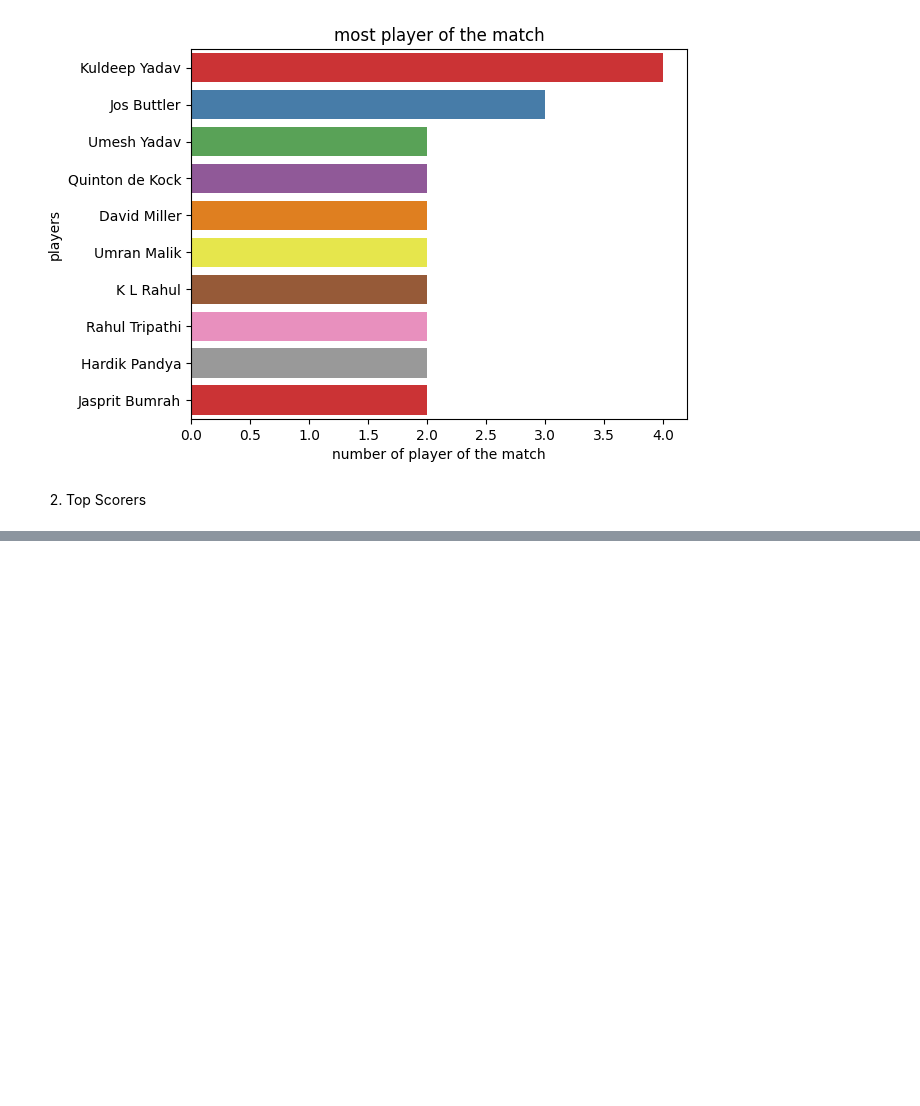
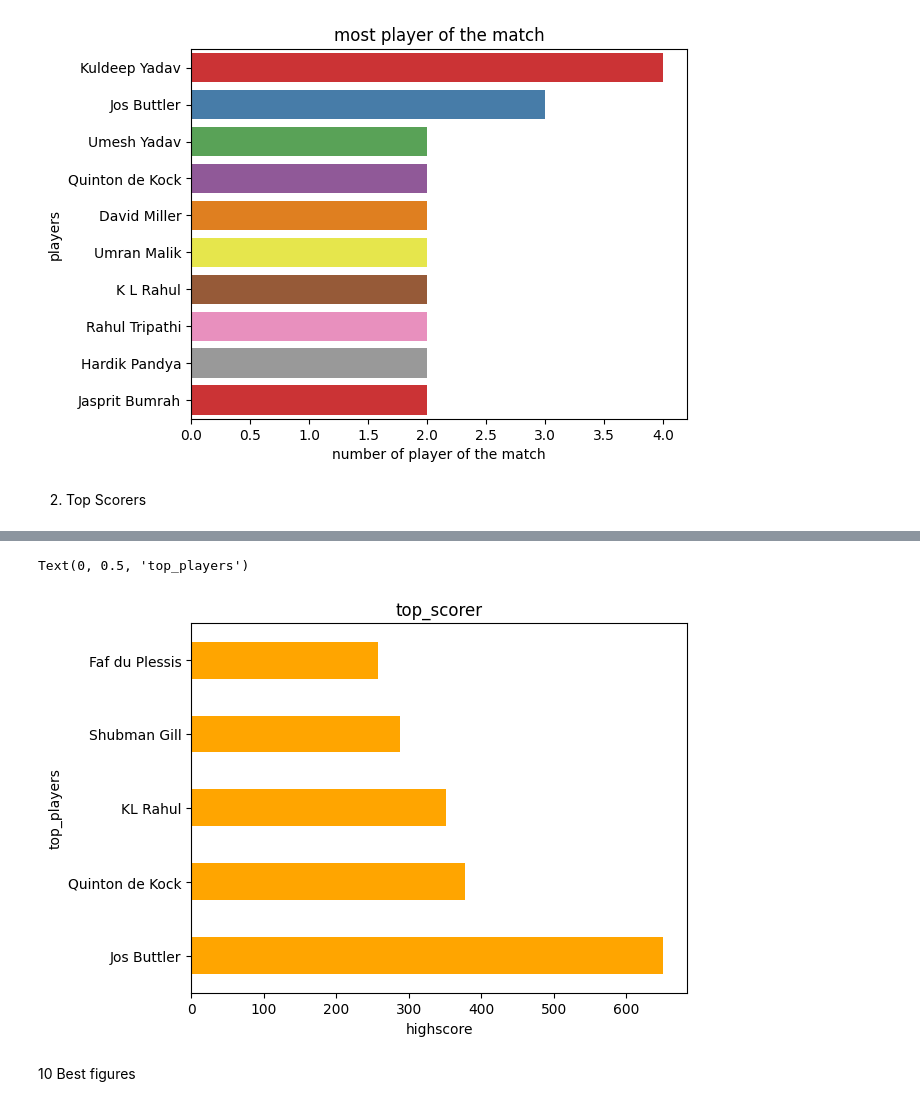
Before and after one commit to altafshaikh7/Data-Vizualization-Complete-course, a Jupyter notebook: project/IPL_Capstone_Project.ipynb, the cells around one changed output, grey strips where cells are left out. Drawn from its saved outputs; the diff is of its cells as text; code cells hidden in the pictures; blank space fills up the shorter version.

```diff
--- a/project/IPL_Capstone_Project.ipynb
+++ b/project/IPL_Capstone_Project.ipynb
@@ -177,3 +165,6 @@ Text(0, 0.5, 'players')
 [figure]
 # %% [markdown]
 2. Top Scorers
+# %%
+high = df.groupby ('top_scorer')['highscore'].sum().sort_values(ascending = False).head(5)
+high
@@ -179,0 +179,10 @@ Text(0, 0.5, 'players')
+# %%
+high.plot(kind='barh',color='orange')
+plt.title('top_scorer')
+plt.xlabel('highscore')
+plt.ylabel('top_players')
+# %% [output]
+Text(0, 0.5, 'top_players')
+[figure, added]
+# %% [markdown]
+10 Best figures
```
Also changed, not shown: parts of 4 cells of this notebook.
